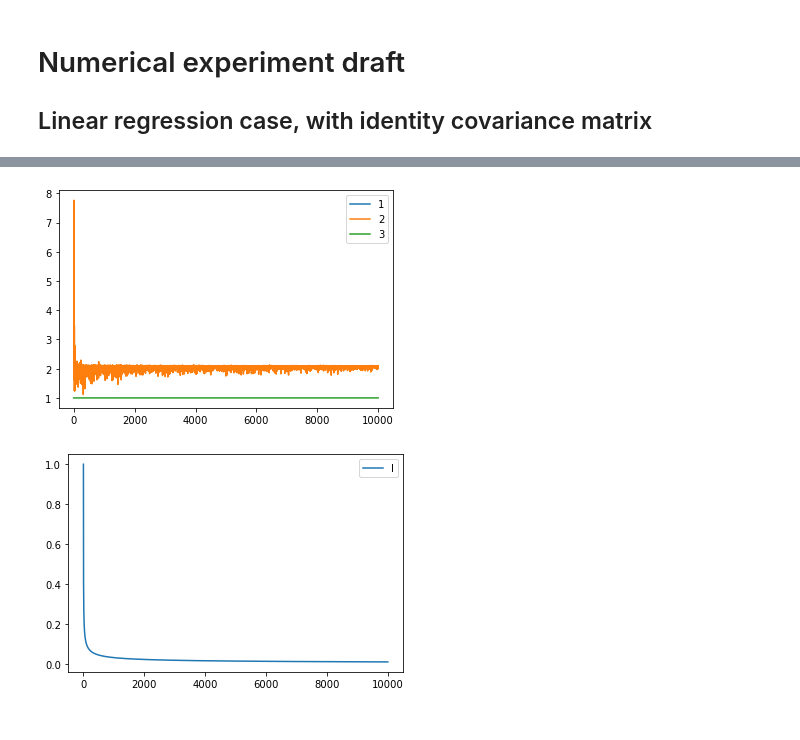
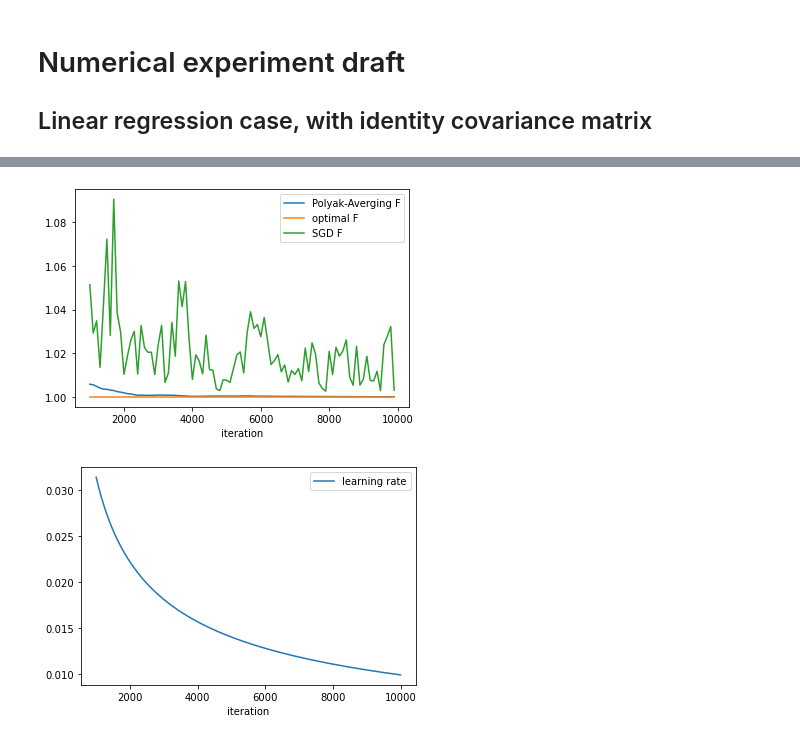
Before and after one commit to BeetrootWang/UQ_Proj, a Jupyter notebook: draft.ipynb, the cells around one changed output, grey strips where cells are left out. Saved outputs shown, nothing was run; the diff lists cells and outputs as text; code cells hidden in the pictures.

Commit message:
debug

```diff
--- a/draft.ipynb
+++ b/draft.ipynb
@@ -15,9 +15,9 @@ rng = np.random.default_rng(1)
 var_epsilon = 1 # variance for noise in linear regression
 d = 5 # d = 5,20,100,200
 n = int(1e4) # sample size
-eta = 1
+eta = 1e0
 alpha = 0.501 # step size eta_i = eta * i^{-alpha}
-x_star = rng.random(d) # optimal solution
+x_star = np.linspace(0,1,d) # optimal solution
 x_0 = np.zeros(d) # initial guess
 
 # mean and variance for generating a_i
@@ -32,7 +32,7 @@ Asy_cov = np.eye(d) # asymptotic covariance matrix
 # F for linear regression
 #   F(x) = \mathbb{E} [1/2 (a^T x - b)^2]
 #        = 1/2 (x-x_star)@cov_a@(x-x_star) + var_epsilon
-def F_LR(x, x_star, var_epsilon):
+def F_LR(x, cov_a, x_star, var_epsilon):
     return .5 * (x-x_star) @ cov_a @ (x-x_star) + var_epsilon
 # %%
 # run sgd
@@ -61,15 +61,16 @@ for iter_num in range(n):
     eta_n = eta * (1+iter_num)**(-alpha)
     # update rule
     x_n = x_prev - eta_n * (a_n @ x_prev - b_n) * a_n
+    x_prev = x_n
     # recording
     x_history.append(x_n)
     x_bar_history.append(np.mean(x_history, axis=0))
     a_n_history.append(a_n)
     b_n_history.append(b_n)
-    F_x_history.append(F_LR(x_n, x_star, var_epsilon))
-    F_x_bar_history.append(F_LR(x_bar_history[iter_num], x_star, var_epsilon))
+    F_x_history.append(F_LR(x_n, cov_a, x_star, var_epsilon))
+    F_x_bar_history.append(F_LR(x_bar_history[iter_num], cov_a, x_star, var_epsilon))
     lr_history.append(eta_n)
-    # output every 100 iter
-    if iter_num%100==99:
+    # output every 1000 iter
+    if iter_num%1000==999:
         print(f'Iter \t[{iter_num+1}/{n}]\t\t finished')
     # debug code
@@ -94,14 +77,18 @@ Iter    [10000/10000]    finished
-# %%
-# debug block
-plt.plot(F_x_bar_history)
-plt.plot(F_x_history)
-plt.plot(F_true*np.ones(n))
-plt.legend(['1','2','3'])
-plt.show()
-
-plt.plot(lr_history)
-plt.legend('lr')
-plt.show()
-# %% [output]
-[figure, removed]
-[figure, removed]
+# %%
+# have a look at the convergence
+warmup_n = 1000
+plot_every_n = 100
+plt.plot(np.arange(warmup_n,n,plot_every_n), F_x_bar_history[warmup_n::plot_every_n])
+plt.plot(np.arange(warmup_n,n,plot_every_n),F_true*np.ones(int((n-warmup_n) / plot_every_n)))
+plt.plot(np.arange(warmup_n,n,plot_every_n),F_x_history[warmup_n::plot_every_n])
+plt.legend(['Polyak-Averging F','optimal F','SGD F'])
+plt.xlabel(f'iteration')
+plt.show()
+
+plt.plot(np.arange(warmup_n,n),lr_history[warmup_n:])
+plt.legend(['learning rate'])
+plt.xlabel(f'iteration')
+plt.show()
+# %% [output]
+[figure, added]
+[figure, added]
```
Also changed, not shown: parts of 1 cell of this notebook.
